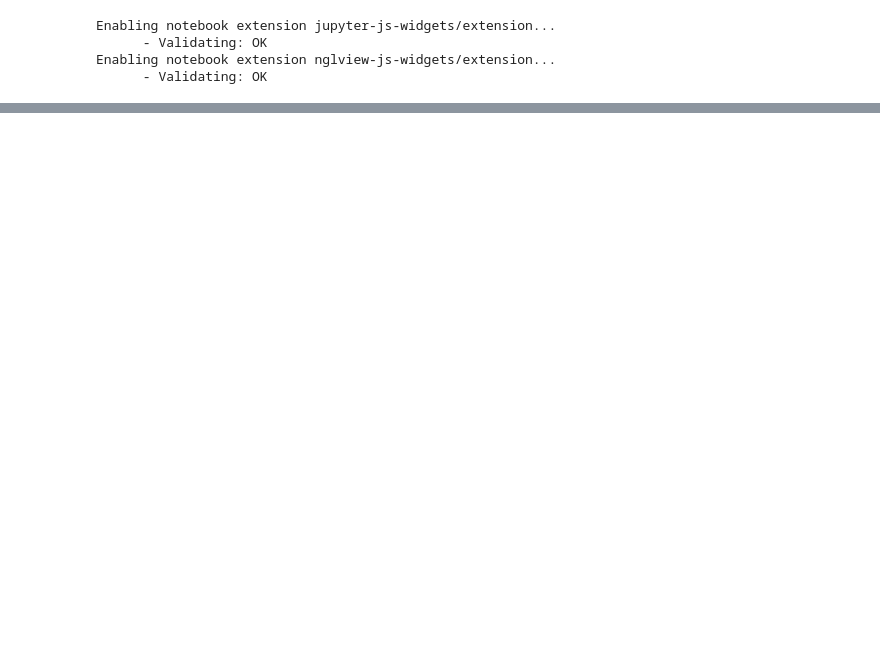
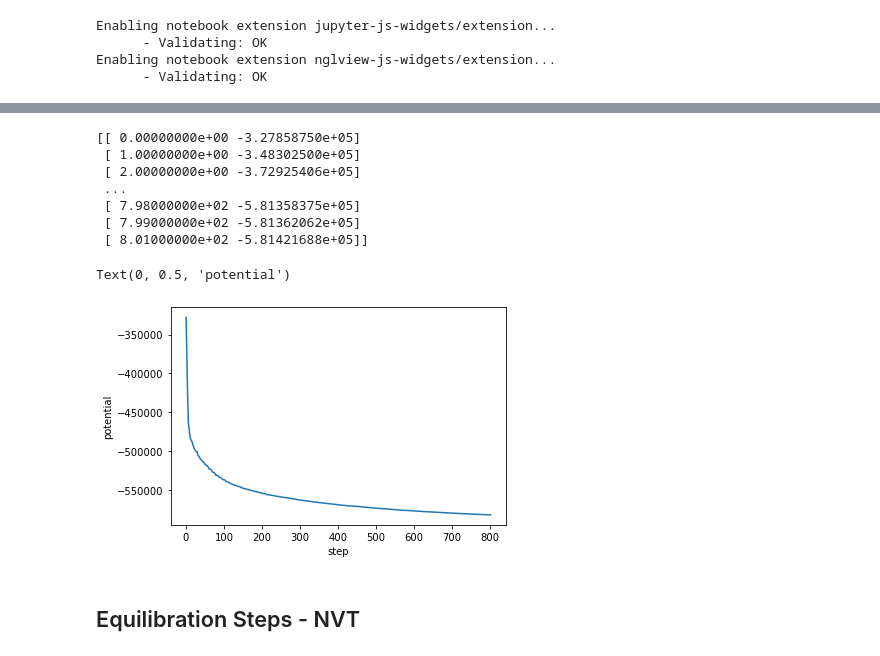
Before and after one commit to iridiumcc/mdtutorials, a Jupyter notebook: lysozyme-water.ipynb, the cells around one changed output, grey strips where cells are left out. Cells and saved outputs as stored; diff of their text form; code cells hidden in the pictures; blank space fills up the shorter version.

```diff
--- a/lysozyme-water.ipynb
+++ b/lysozyme-water.ipynb
@@ -66,0 +304,20 @@ import nglview as nv
+# %%
+# generate graph
+potential = np.genfromtxt([i for i in open('potential.xvg').read().splitlines()
+                          if not i.startswith(('#', '@'))])
+print(potential)
+plt.plot(*potential.T)
+plt.xlabel('step')
+plt.ylabel('potential')
+# %% [output]
+[[ 0.00000000e+00 -3.27858750e+05]
+ [ 1.00000000e+00 -3.48302500e+05]
+ [ 2.00000000e+00 -3.72925406e+05]
+ ...
+ [ 7.98000000e+02 -5.81358375e+05]
+ [ 7.99000000e+02 -5.81362062e+05]
+ [ 8.01000000e+02 -5.81421688e+05]]
+Text(0, 0.5, 'potential')
+[figure, added]
+# %% [markdown]
+## Equilibration Steps - NVT
```
Also changed, not shown: parts of 24 cells of this notebook, 23 other files.
